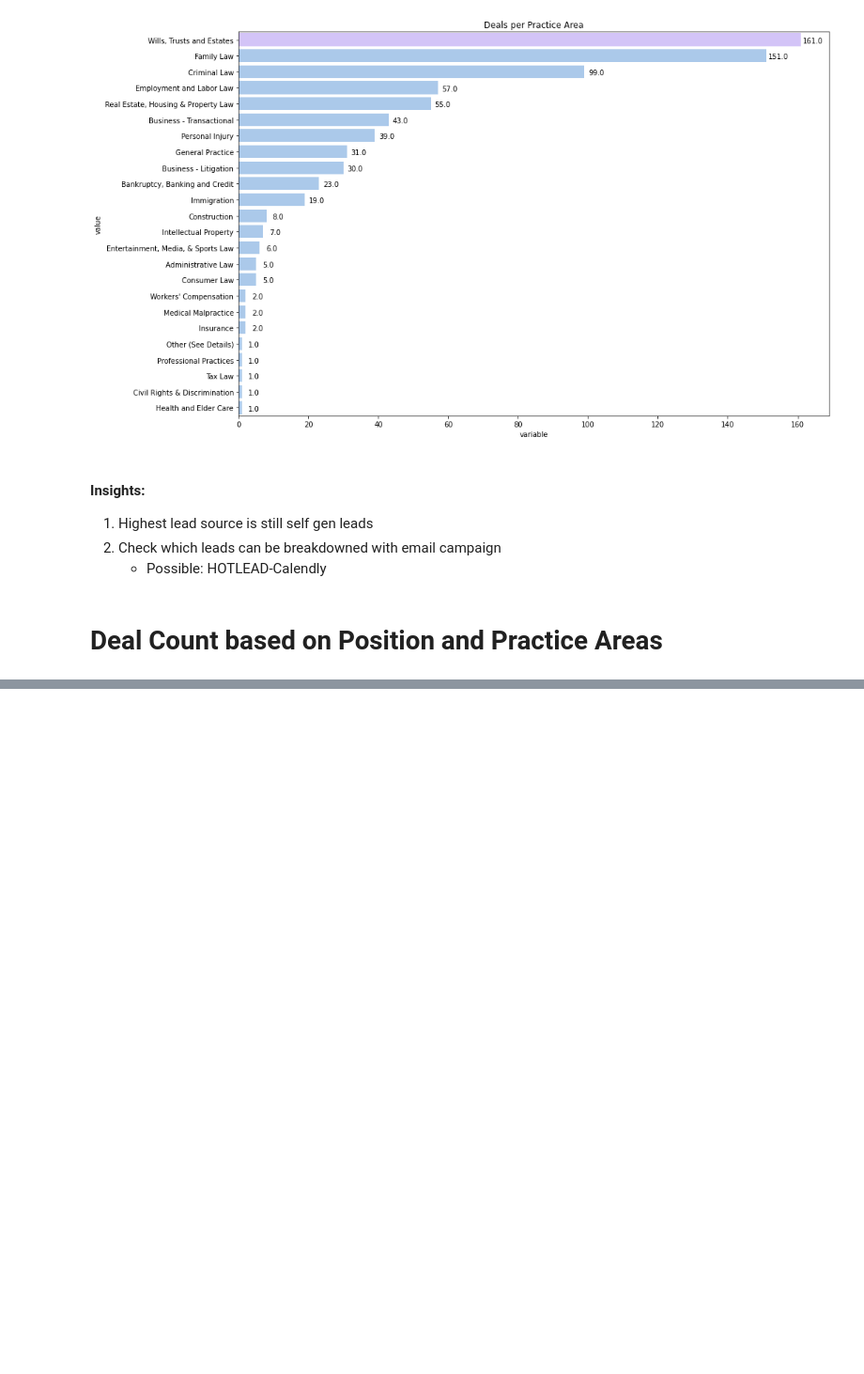
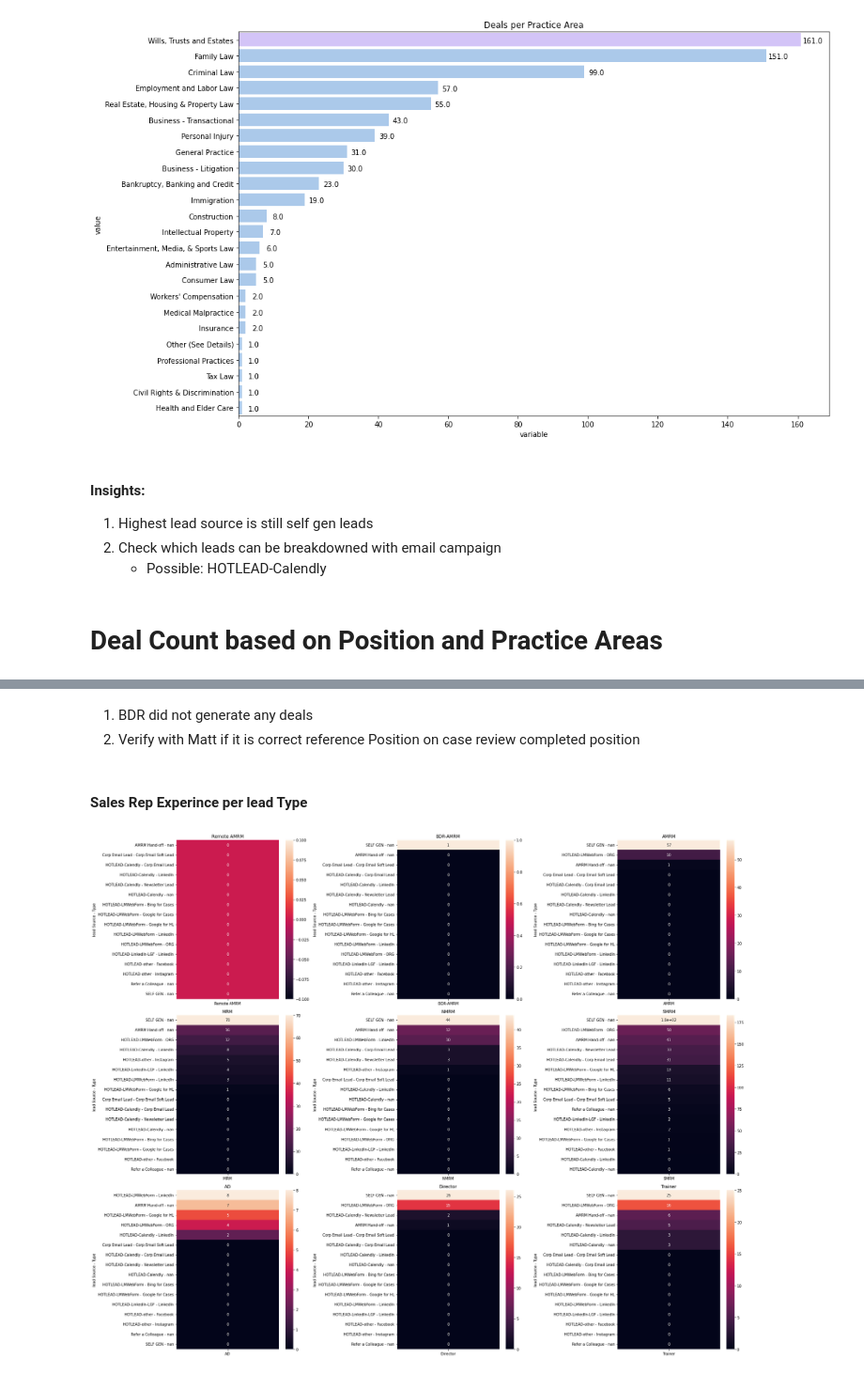
Before and after one commit to rapiinel/sales_rep_lead_preference, a Jupyter notebook: Sales Rep Lead Preference.ipynb, the cells around one changed output, grey strips where cells are left out. Shown: that part at 94% size. Cells and saved outputs as stored; diff of their text form; code cells hidden in the pictures; blank space fills up the shorter version.

Commit message:
Added sales rep experience per lead type

```diff
--- a/Sales Rep Lead Preference.ipynb
+++ b/Sales Rep Lead Preference.ipynb
@@ -192,0 +199,25 @@ for column in position_deal_transposed:
+# %% [markdown]
+1. BDR did not generate any deals
+1. Verify with Matt if it is correct reference Position on case review completed position
+# %% [markdown]
+#### Sales Rep Experince per lead Type
+# %%
+# need to check the lead source type
+verification = df_deal.loc[~df_deal['CR Completed Position'].isna()]
+
+verification['lead Source - Type'] = verification[['Lead Source' , 'Lead Source Type']].apply(lambda x: str(x['Lead Source']) + ' - ' + str(x['Lead Source Type']), axis = 1)
+verification['CR Completed Position'] = verification.apply(lambda x: position_mapping[x['CR Completed Position']], axis = 1 )
+# %%
+verification = verification.pivot_table(columns = 'lead Source - Type', index = 'CR Completed Position', values = 'Opportunity Name', aggfunc= 'count').reindex(sort_order).T
+# %%
+plt.figure(figsize= (25,20))
+plot_number = 1
+for column in verification:
+    plt.subplot(3, 3, plot_number)
+    sns.heatmap(verification[[column]].sort_values(by = column, ascending = False).fillna(0), annot= True)
+    plt.title(column)
+    plt.xlabel("")
+    plt.tight_layout()
+    plot_number += 1
+# %% [output]
+[figure, added]
```
Also changed, not shown: parts of 8 cells of this notebook.
